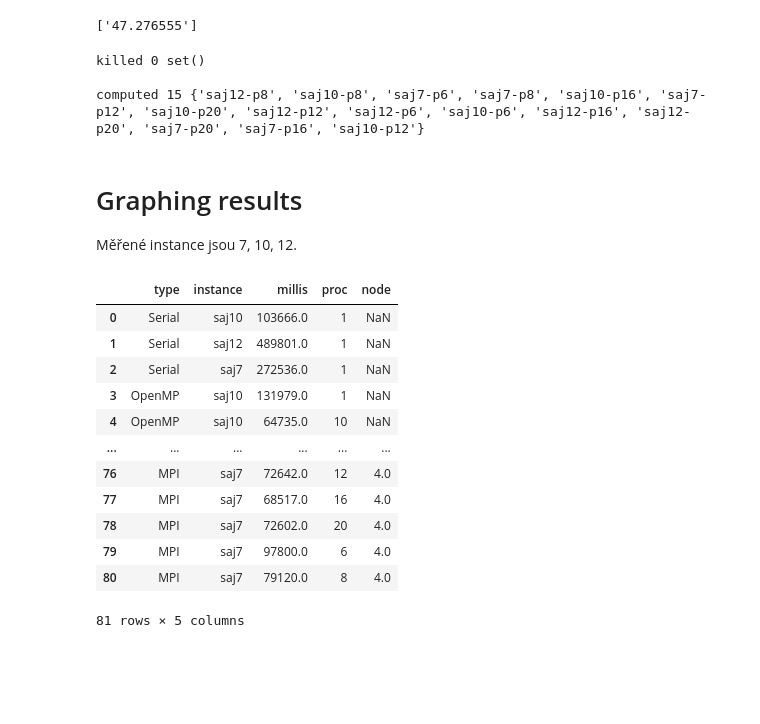
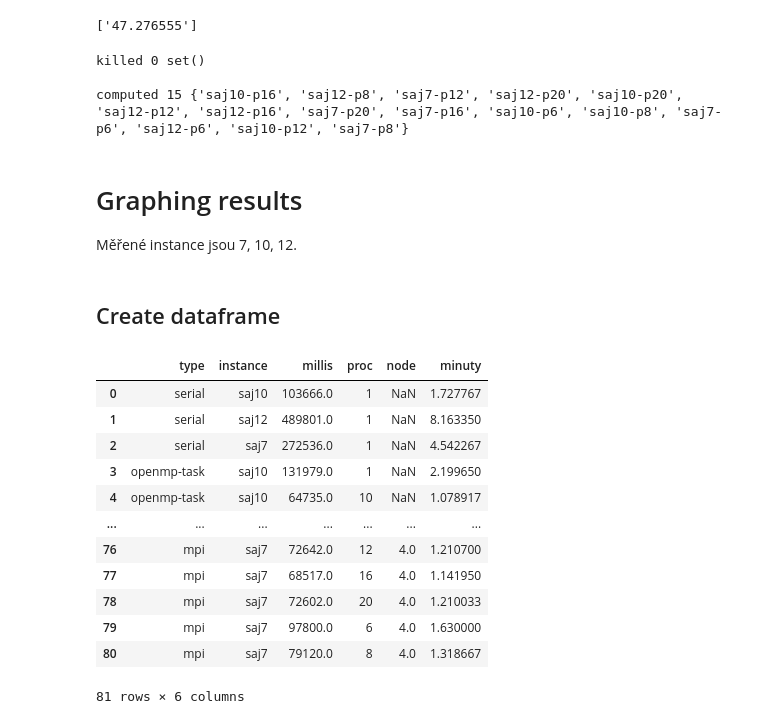
Before and after one commit to TaIos/ni-pdp-vysledky-mereni-star, a Jupyter notebook: vizualizace.ipynb, the cells around one changed output. Drawn from its saved outputs; the diff is of its cells as text; code cells hidden in the pictures; blank space fills up the shorter version.

Commit message:
Add sequence measurements table

```diff
--- a/vizualizace.ipynb
+++ b/vizualizace.ipynb
@@ -74,17 +74,18 @@ class OpenMpParser(BaseParser):
         return procCnt, name
 
     @staticmethod
-    def parse(path):
+    def parse(path, runType=None):
+        runType = runType or RunResult.OpenMP
         procCnt, name = OpenMpParser.parseFilename(path.name)
         millis = OpenMpParser.parseStdout(path / 'stdout')
-        return RunResult(name, millis, procCnt, RunResult.OpenMP)
+        return RunResult(name, millis, procCnt, runType)
 # %% [markdown]
 ## Task parallelism
 # %%
 pTaskPar = pathlib.Path('openmp/task-par/out')
 taskParLst = []
 for p in pTaskPar.glob('*'):
-    taskParLst.append(OpenMpParser.parse(p))
+    taskParLst.append(OpenMpParser.parse(p, runType="openmp-task"))
 
 taskKilled = set([ x.name+'-p'+str(x.procCnt) for x in taskParLst if x.millis is None])
 print(f'Killed {taskKilled}')
@@ -98,7 +99,7 @@ taskParDict = dict.fromkeys([2, 4, 6, 8, 10, 12])
 for t in taskParDict.keys():
     tmp = []
     for p in pathlib.Path(f'openmp/task-par-threshold/out-t{t}').glob('*'):
-        tmp.append(OpenMpParser.parse(p))
+        tmp.append(OpenMpParser.parse(p, runType="openmp-task-threshold"))
     taskParDict[t] = tmp
 
 print('threshold | killed')
@@ -118,7 +119,7 @@ threshold | killed
 pDataPar = pathlib.Path('openmp/data-par/out0')
 dataParLst = []
 for p in pDataPar.glob('*'):
-    dataParLst.append(OpenMpParser.parse(p))
+    dataParLst.append(OpenMpParser.parse(p, runType="openmp-data"))
 
 dataKilled = set([x.name+'-p'+str(x.procCnt) for x in dataParLst if x.millis is None])
 print(f'Killed {dataKilled}')
@@ -172,11 +173,13 @@ print("computed", len(taskAlive), taskAlive)
 # %% [output]
 killed 0 set()
 
-computed 15 {'saj12-p8', 'saj10-p8', 'saj7-p6', 'saj7-p8', 'saj10-p16', 'saj7-p12', 'saj10-p20', 'saj12-p12', 'saj12-p6', 'saj10-p6', 'saj12-p16', 'saj12-p20', 'saj7-p20', 'saj7-p16', 'saj10-p12'}
+computed 15 {'saj10-p16', 'saj12-p8', 'saj7-p12', 'saj12-p20', 'saj10-p20', 'saj12-p12', 'saj12-p16', 'saj7-p20', 'saj7-p16', 'saj10-p6', 'saj10-p8', 'saj7-p6', 'saj12-p6', 'saj10-p12', 'saj7-p8'}
 # %% [markdown]
 # Graphing results
 
 Měřené instance jsou 7, 10, 12.
+# %% [markdown]
+## Create dataframe
 # %%
 m = ['saj7', 'saj10', 'saj12']
 ser = [x for x in serialLst if x.name in m ]
@@ -186,25 +189,26 @@ mpi = [x for x in mpiLst if x.name in m ]
 # %%
 import pandas as pd
 
 def runResultToList(r):
-    return r.runType, r.name, r.millis, r.procCnt, r.nodeCnt
+    return r.runType.lower(), r.name, r.millis, r.procCnt, r.nodeCnt
 
 lst = []
 for r in [item for x in [ser, mpt, mpd, mpi] for item in x]:
     lst.append(runResultToList(r))
 df = pd.DataFrame(lst, columns=['type', 'instance', 'millis', 'proc', 'node'])
+df["minuty"] = df["millis"] / (1000*60)
 display(df)
 # %% [output]
-|  | type | instance | millis | proc | node |
-| 0 | Serial | saj10 | 103666.0 | 1 | NaN |
-| 1 | Serial | saj12 | 489801.0 | 1 | NaN |
-| 2 | Serial | saj7 | 272536.0 | 1 | NaN |
-| 3 | OpenMP | saj10 | 131979.0 | 1 | NaN |
-| 4 | OpenMP | saj10 | 64735.0 | 10 | NaN |
-| ... | ... | ... | ... | ... | ... |
-| 76 | MPI | saj7 | 72642.0 | 12 | 4.0 |
-| 77 | MPI | saj7 | 68517.0 | 16 | 4.0 |
-| 78 | MPI | saj7 | 72602.0 | 20 | 4.0 |
-| 79 | MPI | saj7 | 97800.0 | 6 | 4.0 |
-| 80 | MPI | saj7 | 79120.0 | 8 | 4.0 |
+|  | type | instance | millis | proc | node | minuty |
+| 0 | serial | saj10 | 103666.0 | 1 | NaN | 1.727767 |
+| 1 | serial | saj12 | 489801.0 | 1 | NaN | 8.163350 |
+| 2 | serial | saj7 | 272536.0 | 1 | NaN | 4.542267 |
+| 3 | openmp-task | saj10 | 131979.0 | 1 | NaN | 2.199650 |
+| 4 | openmp-task | saj10 | 64735.0 | 10 | NaN | 1.078917 |
+| ... | ... | ... | ... | ... | ... | ... |
+| 76 | mpi | saj7 | 72642.0 | 12 | 4.0 | 1.210700 |
+| 77 | mpi | saj7 | 68517.0 | 16 | 4.0 | 1.141950 |
+| 78 | mpi | saj7 | 72602.0 | 20 | 4.0 | 1.210033 |
+| 79 | mpi | saj7 | 97800.0 | 6 | 4.0 | 1.630000 |
+| 80 | mpi | saj7 | 79120.0 | 8 | 4.0 | 1.318667 |
-81 rows × 5 columns
+81 rows × 6 columns
```
Also changed, not shown: parts of 8 cells of this notebook, 1 other file.
